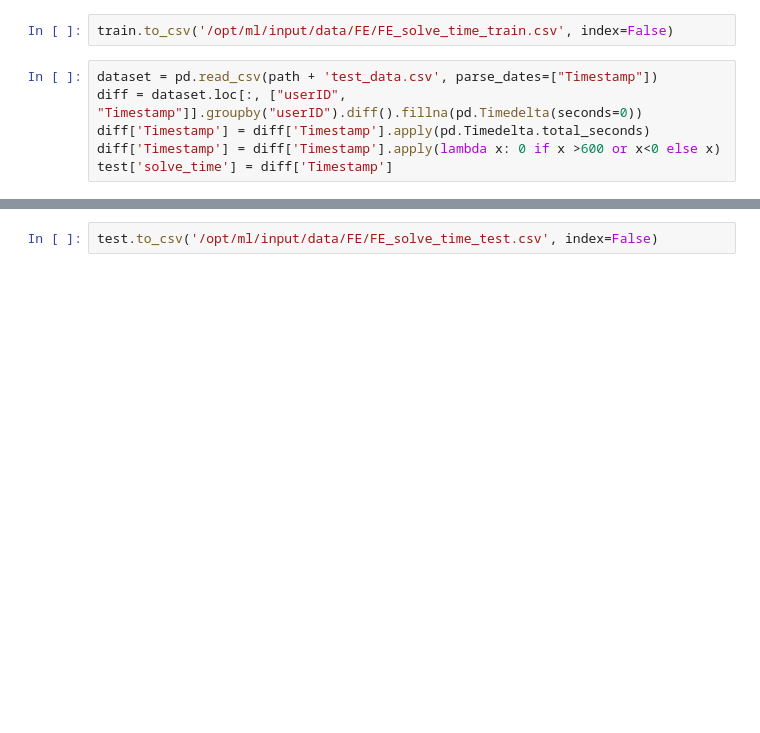
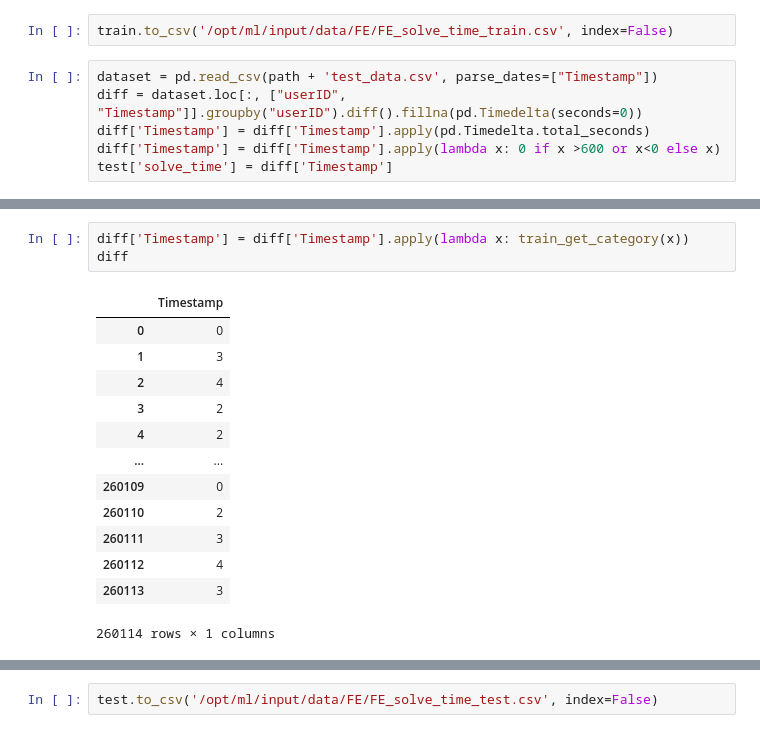
Before and after one commit to boostcampaitech4lv23recsys1/level2_dkt_recsys-level2-recsys-04, a Jupyter notebook: EDA/FE_solve_time.ipynb, the cells around one changed output, grey strips where cells are left out. Cells and saved outputs as stored; diff of their text form; blank space fills up the shorter version.

```diff
--- a/EDA/FE_solve_time.ipynb
+++ b/EDA/FE_solve_time.ipynb
@@ -23,0 +101,17 @@ test['solve_time'] = diff['Timestamp']
+# %%
+diff['Timestamp'] = diff['Timestamp'].apply(lambda x: train_get_category(x))
+diff
+# %% [output]
+|  | Timestamp |
+| 0 | 0 |
+| 1 | 3 |
+| 2 | 4 |
+| 3 | 2 |
+| 4 | 2 |
+| ... | ... |
+| 260109 | 0 |
+| 260110 | 2 |
+| 260111 | 3 |
+| 260112 | 4 |
+| 260113 | 3 |
+260114 rows × 1 columns
```
Also changed, not shown: parts of 6 cells of this notebook, 2 other files.
